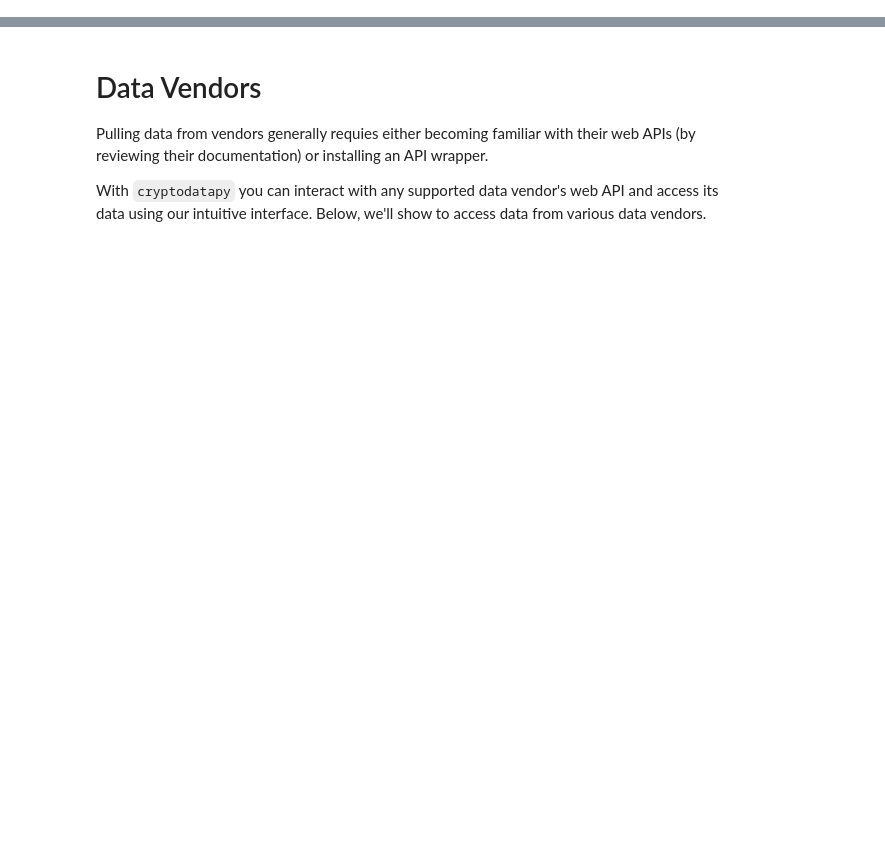
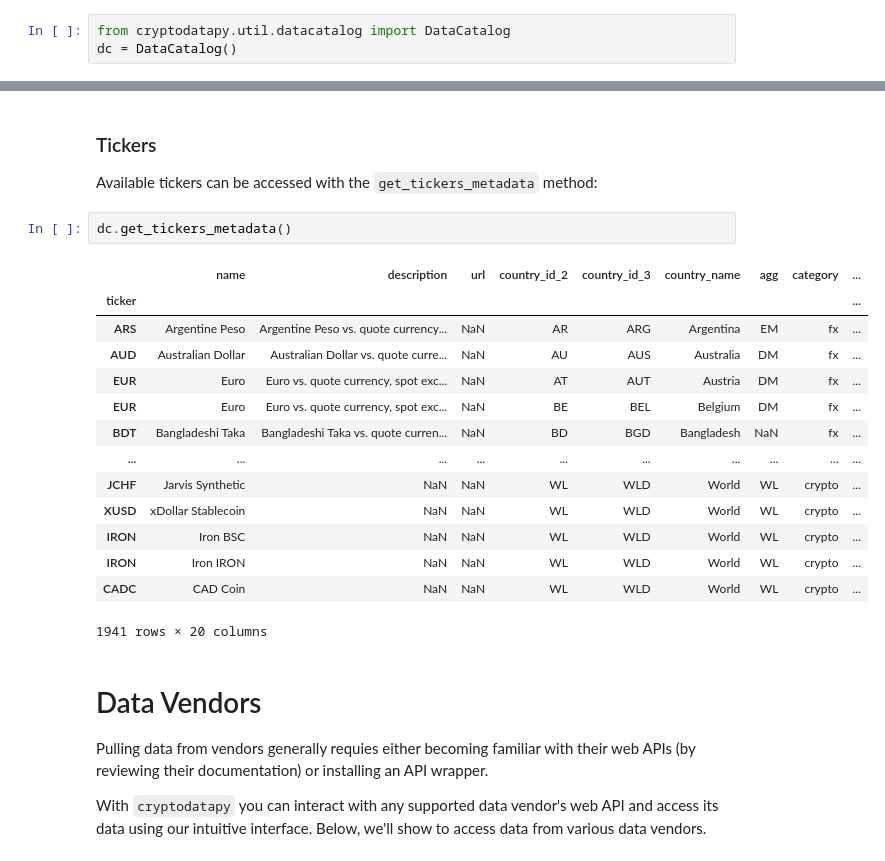
Before and after one commit to systamental/cryptodatapy, a Jupyter notebook: docs/example.ipynb, the cells around one changed output, grey strips where cells are left out. Cells and saved outputs as stored; diff of their text form; blank space fills up the shorter version.

```diff
--- a/docs/example.ipynb
+++ b/docs/example.ipynb
@@ -10,0 +38,3 @@ In this notebook, we will walk through how to use `cryptodatapy` to pull data fr
+# %%
+from cryptodatapy.util.datacatalog import DataCatalog
+dc = DataCatalog()
@@ -11,3 +59,24 @@ In this notebook, we will walk through how to use `cryptodatapy` to pull data fr
+# %% [markdown]
+### Tickers
+
+Available tickers can be accessed with the `get_tickers_metadata` method:
+# %%
+dc.get_tickers_metadata()
+# %% [output]
+|  | name | description | url | country_id_2 | country_id_3 | country_name | agg | category | ... |
+| ticker |  |  |  |  |  |  |  |  | ... |
+| ARS | Argentine Peso | Argentine Peso vs. quote currency... | NaN | AR | ARG | Argentina | EM | fx | ... |
+| AUD | Australian Dollar | Australian Dollar vs. quote curre... | NaN | AU | AUS | Australia | DM | fx | ... |
+| EUR | Euro | Euro vs. quote currency, spot exc... | NaN | AT | AUT | Austria | DM | fx | ... |
+| EUR | Euro | Euro vs. quote currency, spot exc... | NaN | BE | BEL | Belgium | DM | fx | ... |
+| BDT | Bangladeshi Taka | Bangladeshi Taka vs. quote curren... | NaN | BD | BGD | Bangladesh | NaN | fx | ... |
+| ... | ... | ... | ... | ... | ... | ... | ... | ... | ... |
+| JCHF | Jarvis Synthetic | NaN | NaN | WL | WLD | World | WL | crypto | ... |
+| XUSD | xDollar Stablecoin | NaN | NaN | WL | WLD | World | WL | crypto | ... |
+| IRON | Iron BSC | NaN | NaN | WL | WLD | World | WL | crypto | ... |
+| IRON | Iron IRON | NaN | NaN | WL | WLD | World | WL | crypto | ... |
+| CADC | CAD Coin | NaN | NaN | WL | WLD | World | WL | crypto | ... |
+1941 rows × 20 columns
 # %% [markdown]
 # Data Vendors
 
```
Also changed, not shown: parts of 17 cells of this notebook, 17 other files.
